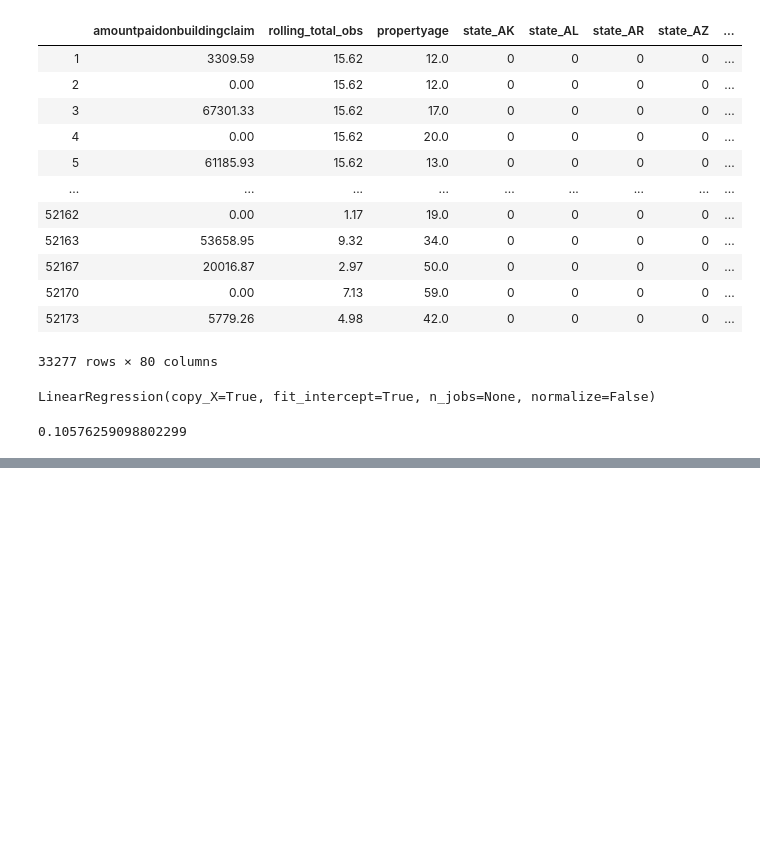
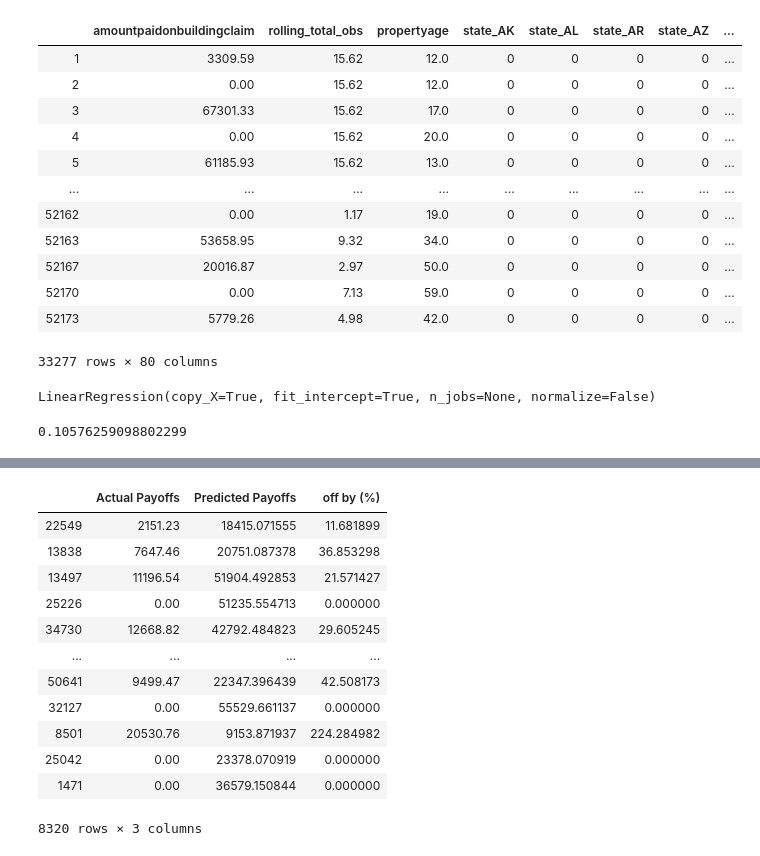
Before and after one commit to hbostanchi/Fema_Flood_Payout, a Jupyter notebook: FEMA+NASA_data_analysis.ipynb, the cells around one changed output, grey strips where cells are left out. Cells and saved outputs as stored; diff of their text form; code cells hidden in the pictures; blank space fills up the shorter version.

```diff
--- a/FEMA+NASA_data_analysis.ipynb
+++ b/FEMA+NASA_data_analysis.ipynb
@@ -277,3 +277,9 @@ score_with_combinedzones= model.score(X_test, y_test)
 score_with_combinedzones
 # %% [output]
 0.10576259098802299
+# %%
+y_pred = model.predict(X_test)
+# %%
+import numpy as np
+df_pred = pd.DataFrame({'Actual Payoffs': y_test, 'Predicted Payoffs': y_pred})
+df_pred
@@ -279,0 +300,17 @@ score_with_combinedzones
+# %%
+df_pred["off by (%)"] = (df_pred["Actual Payoffs"]*100)/df_pred["Predicted Payoffs"]
+df_pred
+# %% [output]
+|  | Actual Payoffs | Predicted Payoffs | off by (%) |
+| 22549 | 2151.23 | 18415.071555 | 11.681899 |
+| 13838 | 7647.46 | 20751.087378 | 36.853298 |
+| 13497 | 11196.54 | 51904.492853 | 21.571427 |
+| 25226 | 0.00 | 51235.554713 | 0.000000 |
+| 34730 | 12668.82 | 42792.484823 | 29.605245 |
+| ... | ... | ... | ... |
+| 50641 | 9499.47 | 22347.396439 | 42.508173 |
+| 32127 | 0.00 | 55529.661137 | 0.000000 |
+| 8501 | 20530.76 | 9153.871937 | 224.284982 |
+| 25042 | 0.00 | 23378.070919 | 0.000000 |
+| 1471 | 0.00 | 36579.150844 | 0.000000 |
+8320 rows × 3 columns
```
Also changed, not shown: parts of 1 cell of this notebook.
